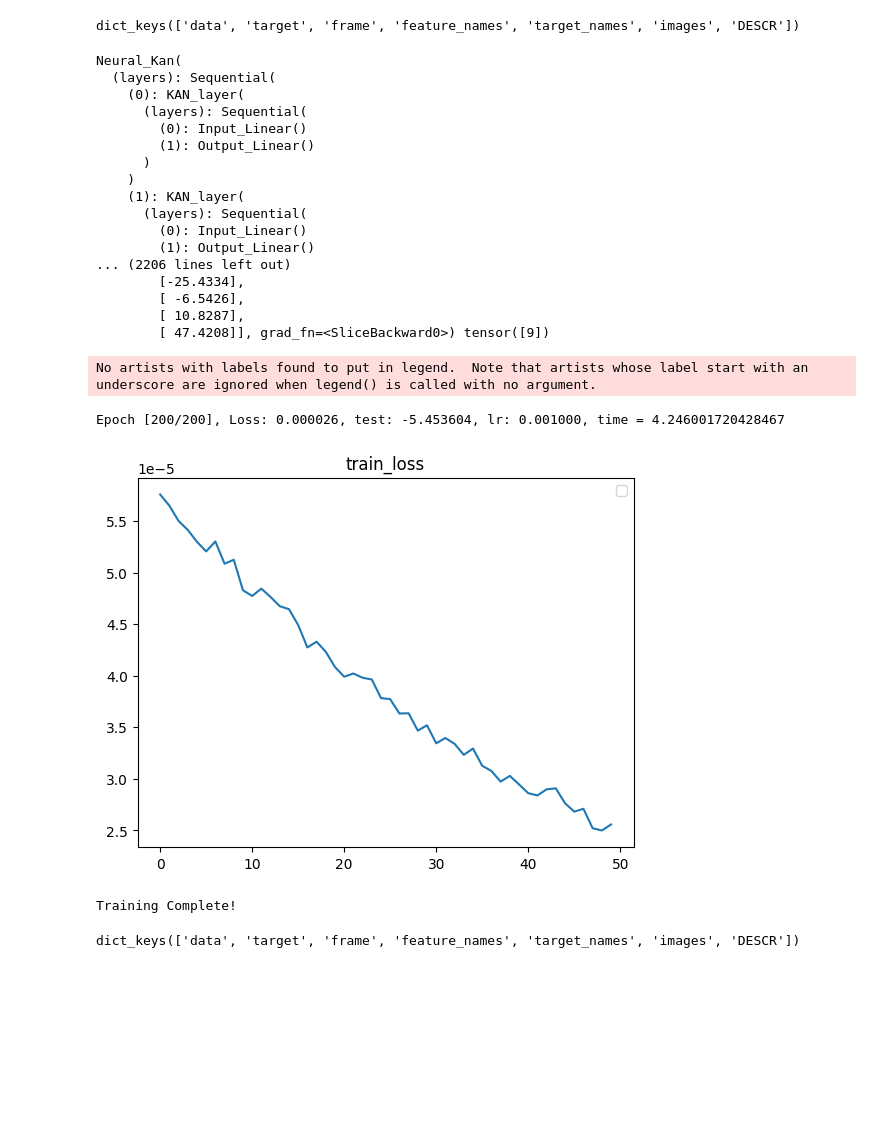
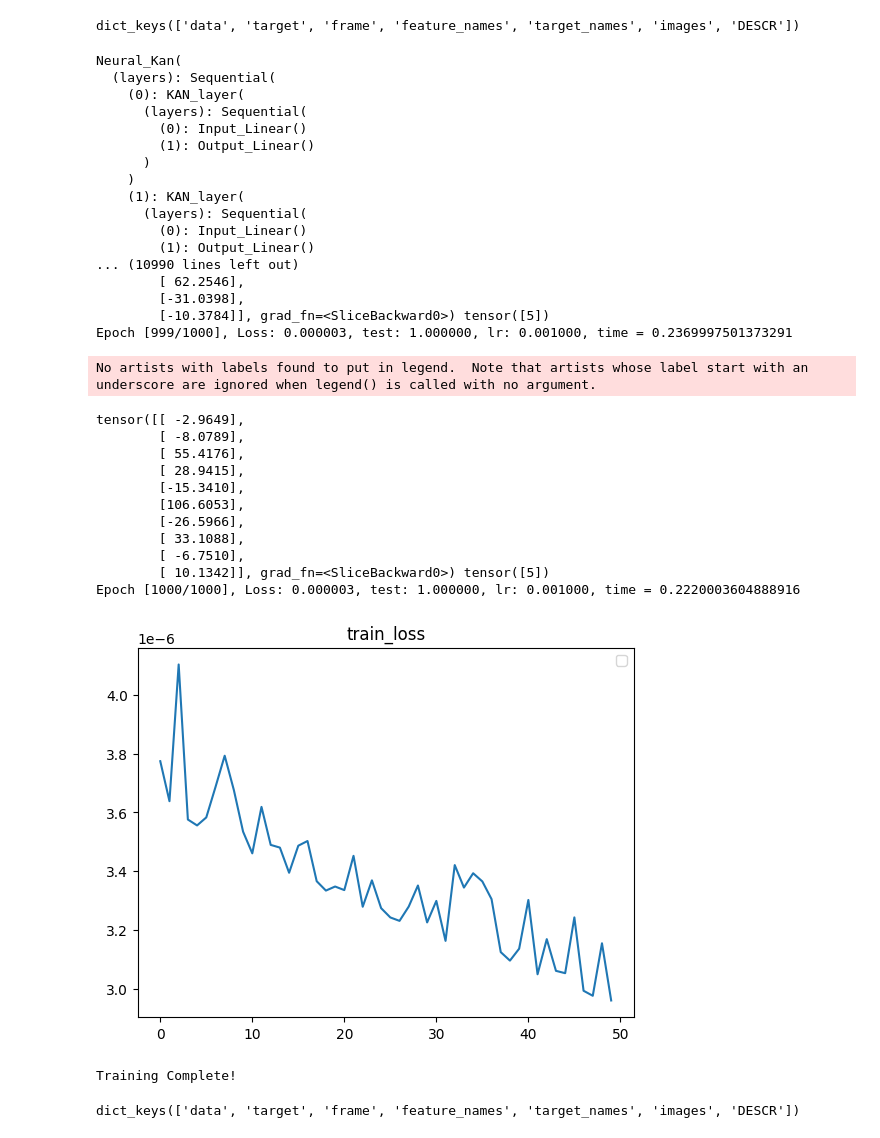
Before and after one commit to Justus-ui/KAN_NN, a Jupyter notebook: Benchmark.ipynb, the cells around one changed output. Drawn from its saved outputs; the diff is of its cells as text; code cells hidden in the pictures; blank space fills up the shorter version.

```diff
--- a/Benchmark.ipynb
+++ b/Benchmark.ipynb
@@ -85,7 +83,7 @@ def get_loader():
     # Set batch size and create DataLoader for training and testing
     batch_size = 64
     train_loader = DataLoader(train_dataset, batch_size=batch_size, shuffle=True)
-    test_loader = DataLoader(test_dataset, batch_size=1, shuffle=False)
+    test_loader = DataLoader(test_dataset, batch_size=1000000, shuffle=False)
 
     return train_loader, test_loader
 # %%
@@ -112,7 +110,7 @@ class Neural_Kan(nn.Module):
         out = self.layers(x).squeeze()
         return self.softmax(out).unsqueeze(-1)
 # %%
-shape = [64, 128,128, 10]
+shape = [64, 16, 10]
 model = Neural_Kan(shape = shape, h = [16])
 input = torch.tensor(digits.data[:1], dtype=torch.float32)#.unsqueeze(-1)
 print(input.shape)
@@ -145,7 +143,7 @@ train_loader, test_loader = get_loader()
 dict_keys(['data', 'target', 'frame', 'feature_names', 'target_names', 'images', 'DESCR'])
 # %%
 import torch.optim as optim
-epochs = 200
+epochs = 1000
 train_losses = []
 test_losses = []
 model.train()
@@ -162,40 +160,50 @@ for epoch in range(epochs):
         loss = criterion(outputs, targets)
         loss.backward()
         optimizer.step()
         running_loss += loss.item()
     print(outputs[1,:], targets[1,:])
     end_time = time.time()
     avg_loss = running_loss / len(train_loader)
     model.train_loss.append(avg_loss)
     test_l = compute_test_loss(test_loader, model)
     model.test_loss.append(test_l)
     print(f"Epoch [{epoch + 1}/{epochs}], Loss: {avg_loss:.6f}, test: {test_l:.6f}, lr: {optimizer.param_groups[0]['lr']:6f}, time = {end_time - start_time}")
 plt.plot(model.train_loss[-50:])
 plt.title(f'train_loss')
 plt.legend()
 plt.show()
 print("Training Complete!")
 # %% [output]
 Neural_Kan(
   (layers): Sequential(
     (0): KAN_layer(
       (layers): Sequential(
         (0): Input_Linear()
         (1): Output_Linear()
       )
     )
     (1): KAN_layer(
       (layers): Sequential(
         (0): Input_Linear()
         (1): Output_Linear()
-... (2206 lines left out)
-        [-25.4334],
-        [ -6.5426],
-        [ 10.8287],
-        [ 47.4208]], grad_fn=<SliceBackward0>) tensor([9])
+... (10990 lines left out)
+        [ 62.2546],
+        [-31.0398],
+        [-10.3784]], grad_fn=<SliceBackward0>) tensor([5])
+Epoch [999/1000], Loss: 0.000003, test: 1.000000, lr: 0.001000, time = 0.2369997501373291
 No artists with labels found to put in legend.  Note that artists whose label start with an underscore are ignored when legend() is called with no argument.
-Epoch [200/200], Loss: 0.000026, test: -5.453604, lr: 0.001000, time = 4.246001720428467
+tensor([[ -2.9649],
+        [ -8.0789],
+        [ 55.4176],
+        [ 28.9415],
+        [-15.3410],
+        [106.6053],
+        [-26.5966],
+        [ 33.1088],
+        [ -6.7510],
+        [ 10.1342]], grad_fn=<SliceBackward0>) tensor([5])
+Epoch [1000/1000], Loss: 0.000003, test: 1.000000, lr: 0.001000, time = 0.2220003604888916
-[figure, old version]
+[figure, new version]
 Training Complete!
 # %%
 def Xy_test():
```
Also changed, not shown: parts of 4 cells of this notebook, 7 other files.
